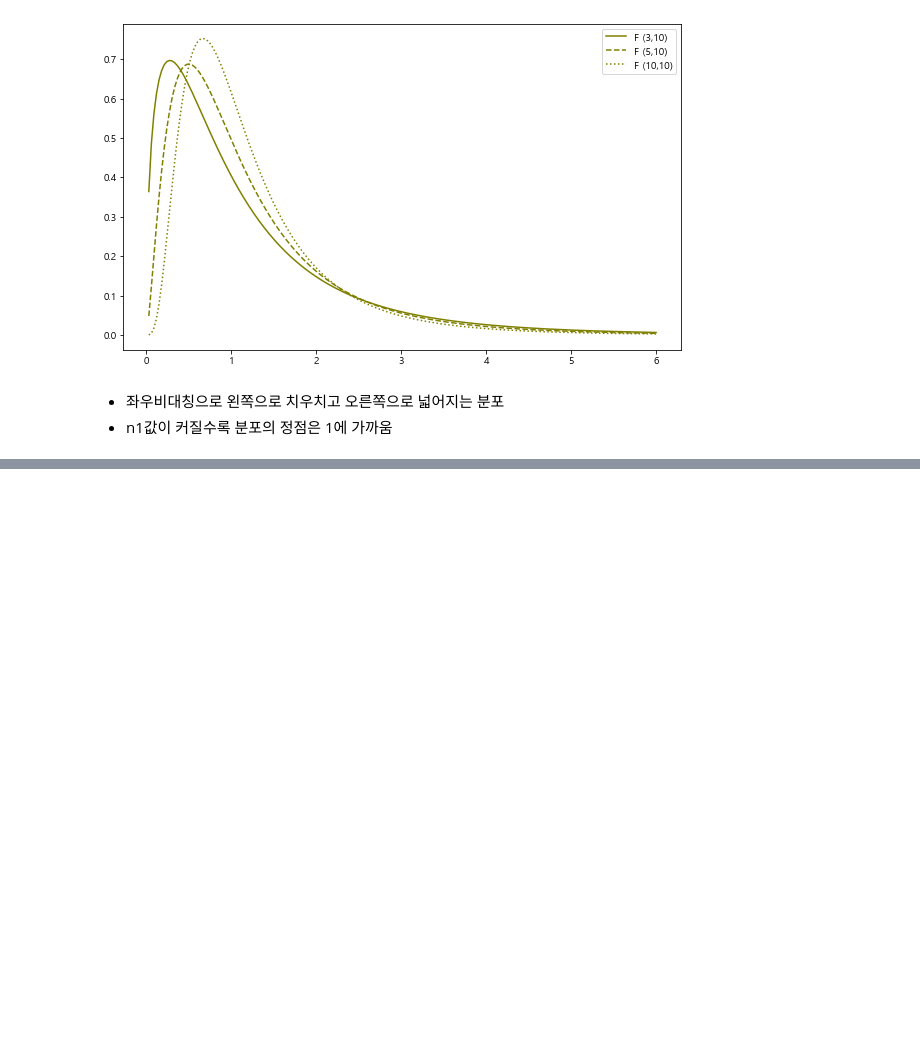
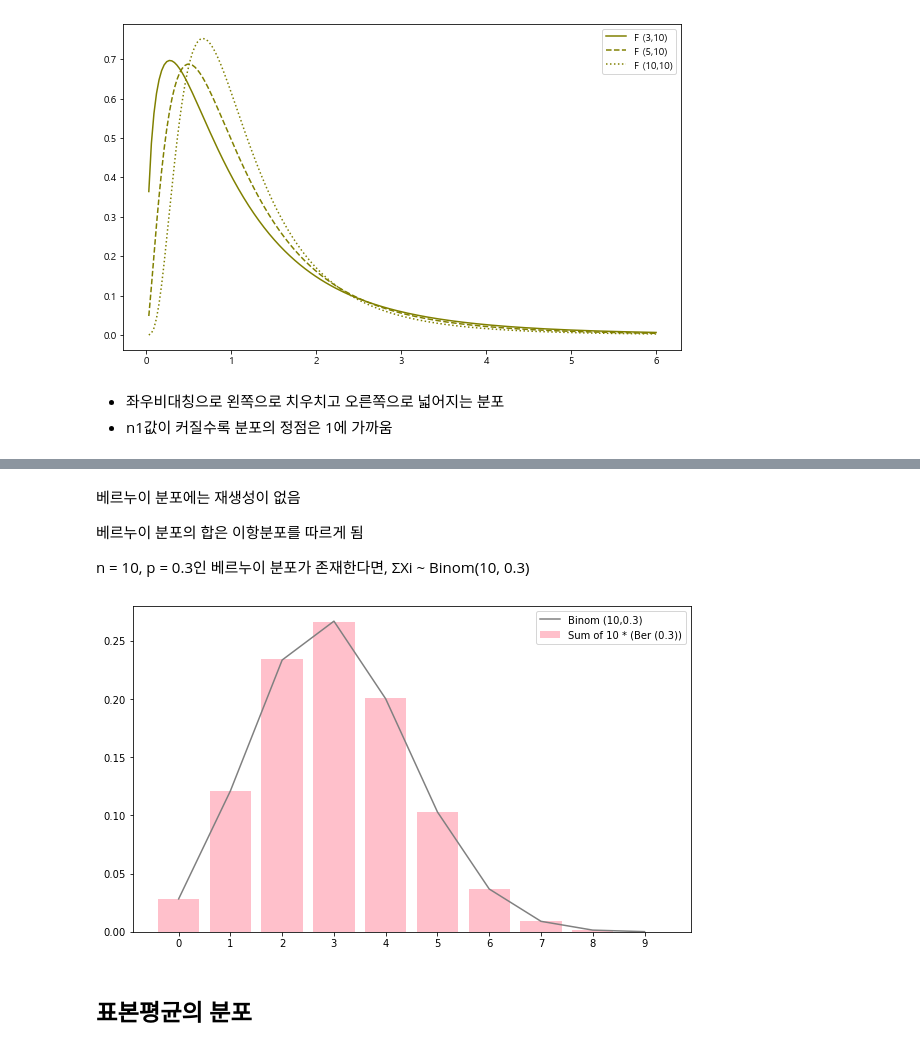
Before and after one commit to choi-aerim/cakd7_class, a Jupyter notebook: m3_ 통계/Statistcs_2.ipynb, the cells around one changed output, grey strips where cells are left out. Saved outputs shown, nothing was run; the diff lists cells and outputs as text; code cells hidden in the pictures; blank space fills up the shorter version.

```diff
--- a/m3_ 통계/Statistcs_2.ipynb
+++ b/m3_ 통계/Statistcs_2.ipynb
@@ -1028,0 +1286,34 @@ plt.show()
+# %% [markdown]
+베르누이 분포에는 재생성이 없음
+
+베르누이 분포의 합은 이항분포를 따르게 됨
+
+n = 10, p = 0.3인 베르누이 분포가 존재한다면, ΣXi ~ Binom(10, 0.3)
+# %%
+import matplotlib.pyplot as plt
+from scipy import stats
+
+fig = plt.figure(figsize = (10,6))
+ax = fig.add_subplot(111)
+
+# 베르누이분포
+rv = stats.bernoulli(0.3)
+xs_sample = rv.rvs((10, int(1e6)))
+sum_sample = np.sum(xs_sample, axis = 0)
+
+#이항분포
+rv2 = stats.binom(10, 0.3)
+
+xs = np.arange(10)
+hist, _ = np.histogram(sum_sample, bins = 10, range = (0,10), normed = True)
+
+ax.bar(xs, hist, color = 'pink', label = 'Sum of 10 * (Ber (0.3))')
+ax.plot(xs, rv2.pmf(xs), color = 'gray', label = 'Binom (10,0.3)')
+
+ax.set_xticks(xs)
+ax.legend()
+plt.show()
+# %% [output]
+[figure, added]
+# %% [markdown]
+## 표본평균의 분포
```
Also changed, not shown: parts of 31 cells of this notebook.
